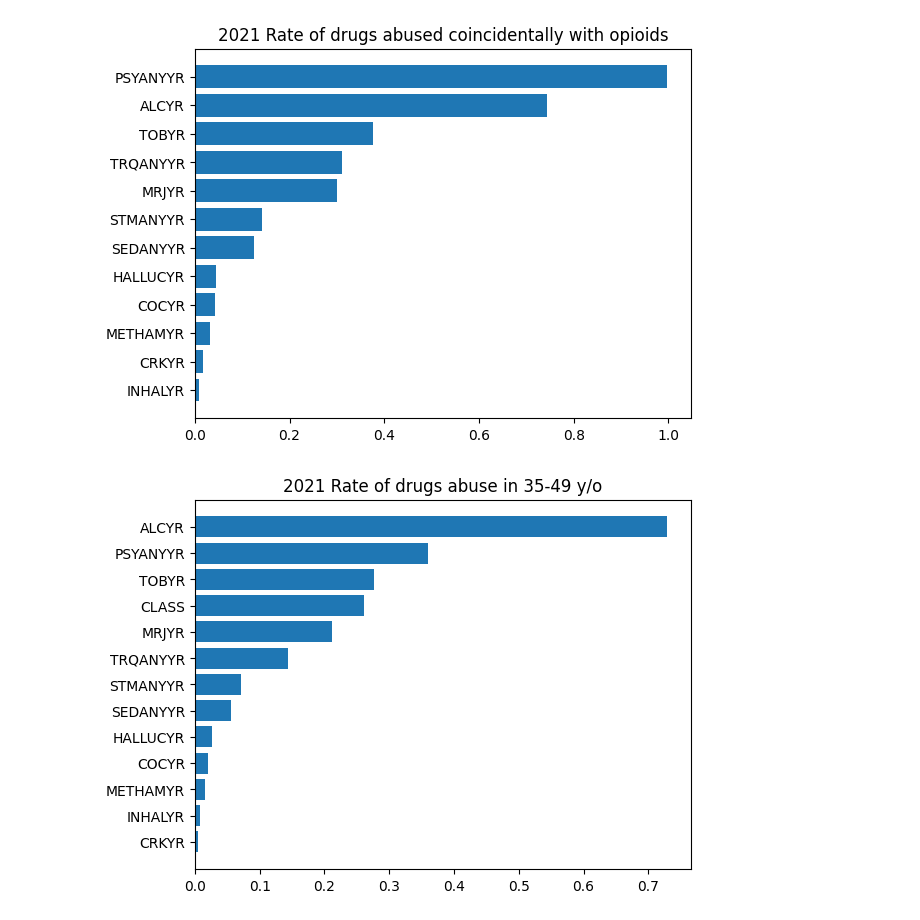
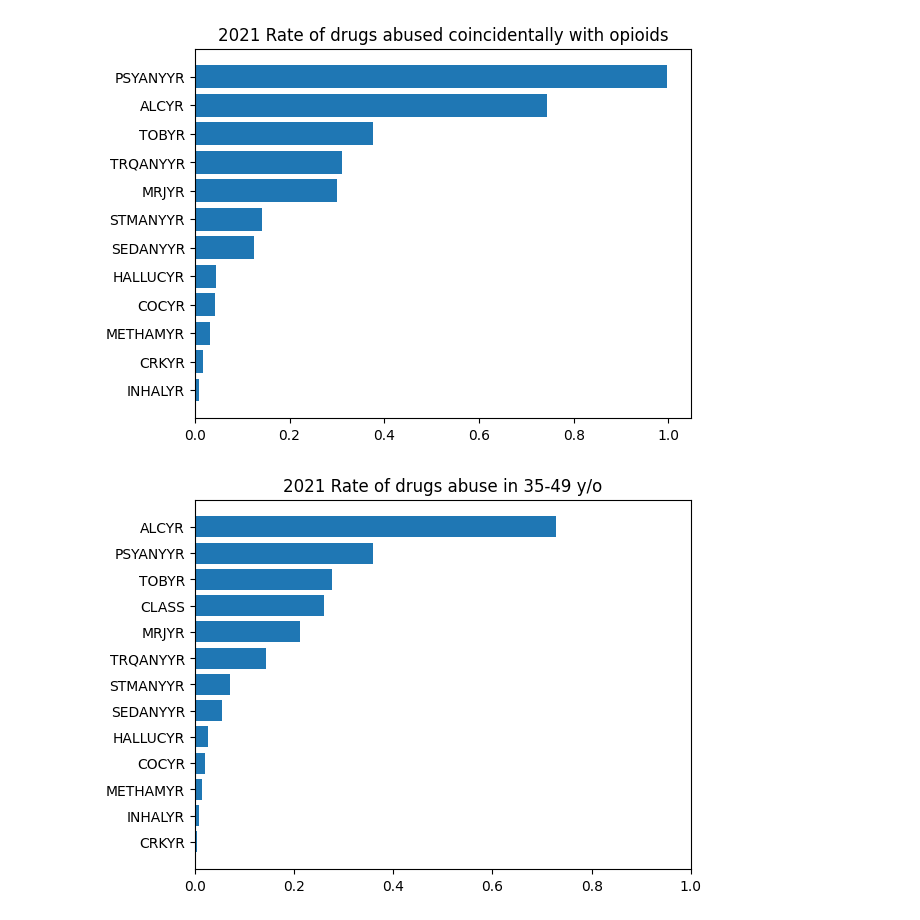
Before and after one commit to HotelTango314/dsa5900, a Jupyter notebook: NSDUH_Explore.ipynb, the cells around one changed output. Saved outputs shown, nothing was run; the diff lists cells and outputs as text; code cells hidden in the pictures.

```diff
--- a/NSDUH_Explore.ipynb
+++ b/NSDUH_Explore.ipynb
@@ -114,7 +123,8 @@ pct_druguse_overall_2021 = [
 # %%
 plt.barh(list(np.array(drug_use2021)[np.argsort(pct_druguse_overall_2021)]),
          list(np.array(pct_druguse_overall_2021)[np.argsort(pct_druguse_overall_2021)]))
 plt.title("2021 Rate of drugs abuse in 35-49 y/o")
+plt.xlim([0,1])
 plt.show()
 # %% [output]
-[figure, old version]
+[figure, new version]
```
Also changed, not shown: parts of 6 cells of this notebook.
